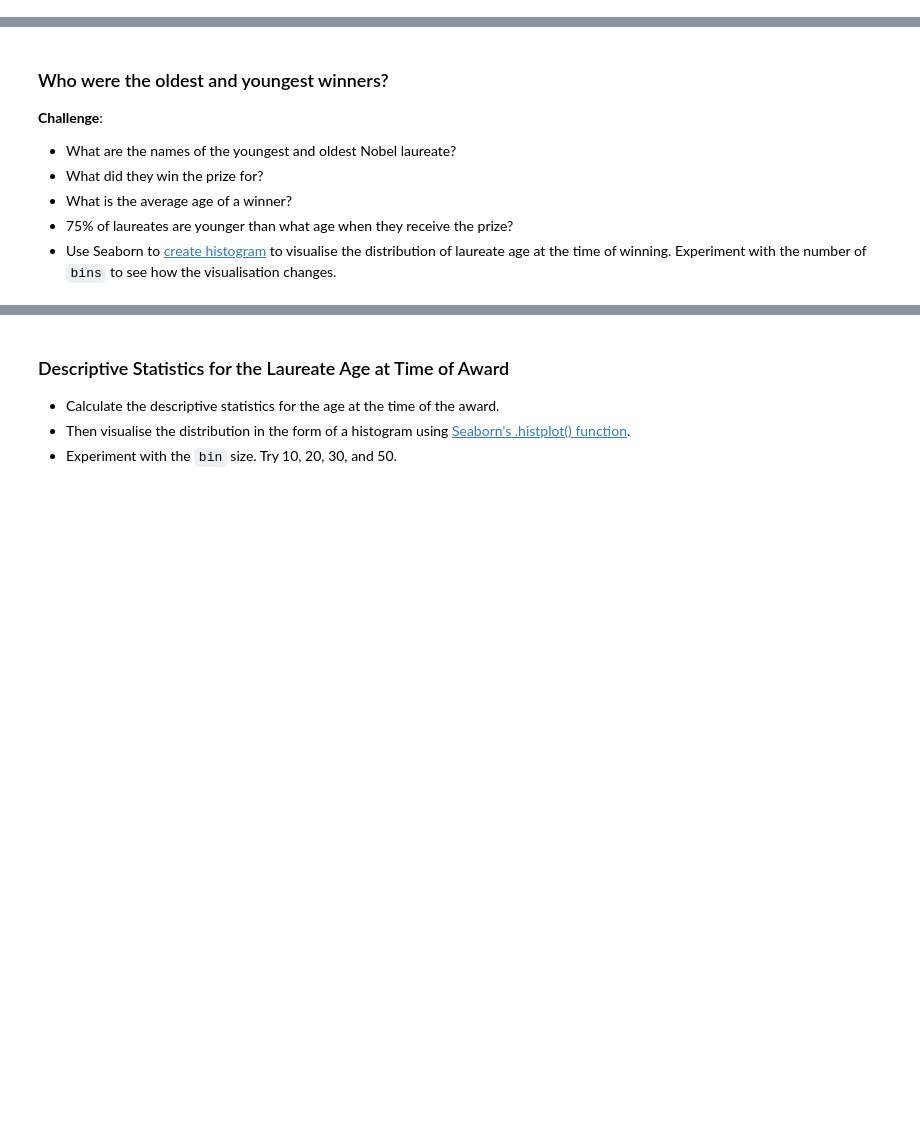
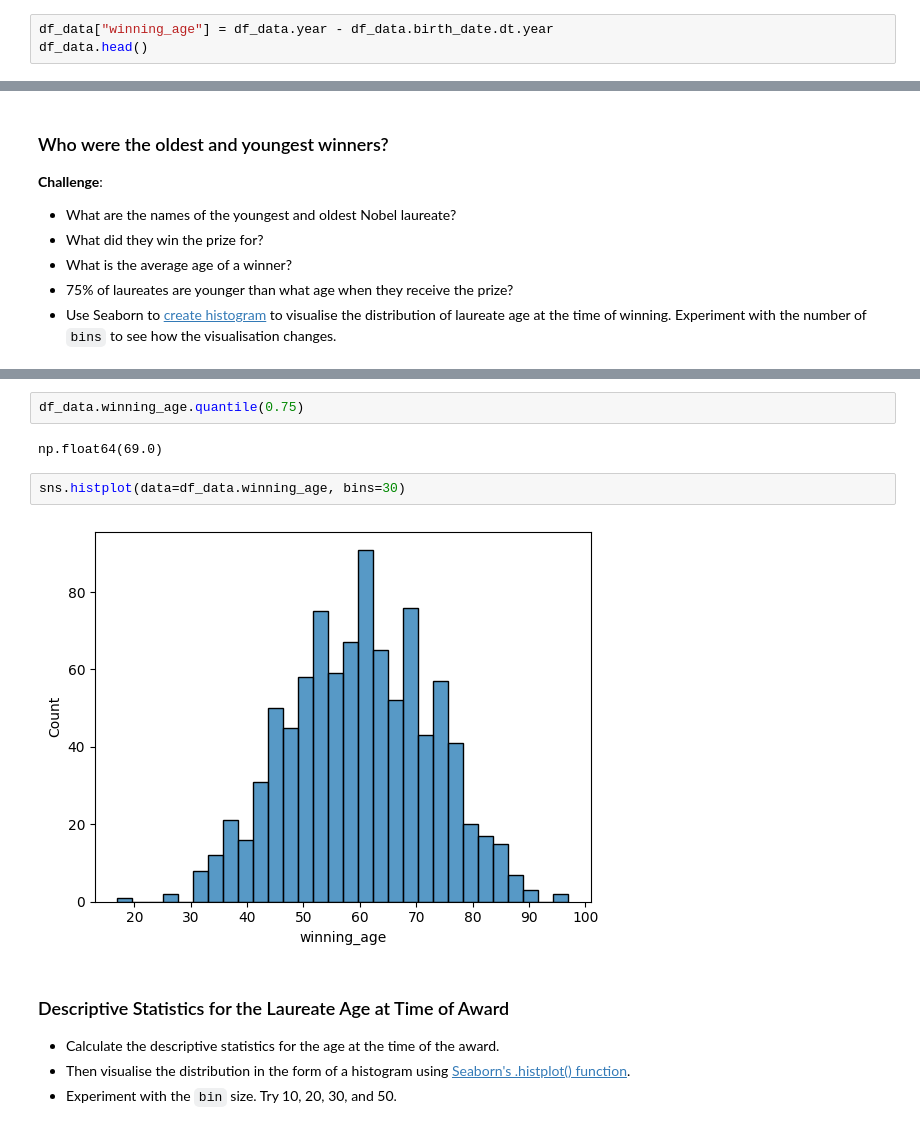
Before and after one commit to fkajose/100-Days-of-Code, a Jupyter notebook: 079-Nobel-prize-analysis/Nobel_Prize_Analysis.ipynb, the cells around one changed output, grey strips where cells are left out. Saved outputs shown, nothing was run; the diff lists cells and outputs as text; blank space fills up the shorter version.

```diff
--- a/079-Nobel-prize-analysis/Nobel_Prize_Analysis.ipynb
+++ b/079-Nobel-prize-analysis/Nobel_Prize_Analysis.ipynb
@@ -774,3 +915,6 @@ Here's what you're aiming for:
 How Old Are the Laureates When the Win the Prize?
 
 **Challenge**: Calculate the age of the laureate in the year of the ceremony and add this as a column called `winning_age` to the `df_data` DataFrame. Hint: you can use [this](https://pandas.pydata.org/pandas-docs/stable/reference/api/pandas.Series.dt.html) to help you.
+# %%
+df_data["winning_age"] = df_data.year - df_data.birth_date.dt.year
+df_data.head()
@@ -786,3 +946,11 @@ How Old Are the Laureates When the Win the Prize?
+# %%
+df_data.winning_age.quantile(0.75)
+# %% [output]
+np.float64(69.0)
+# %%
+sns.histplot(data=df_data.winning_age, bins=30)
+# %% [output]
+[figure, added]
 # %% [markdown]
 ### Descriptive Statistics for the Laureate Age at Time of Award
 
```
Also changed, not shown: parts of 21 cells of this notebook.
